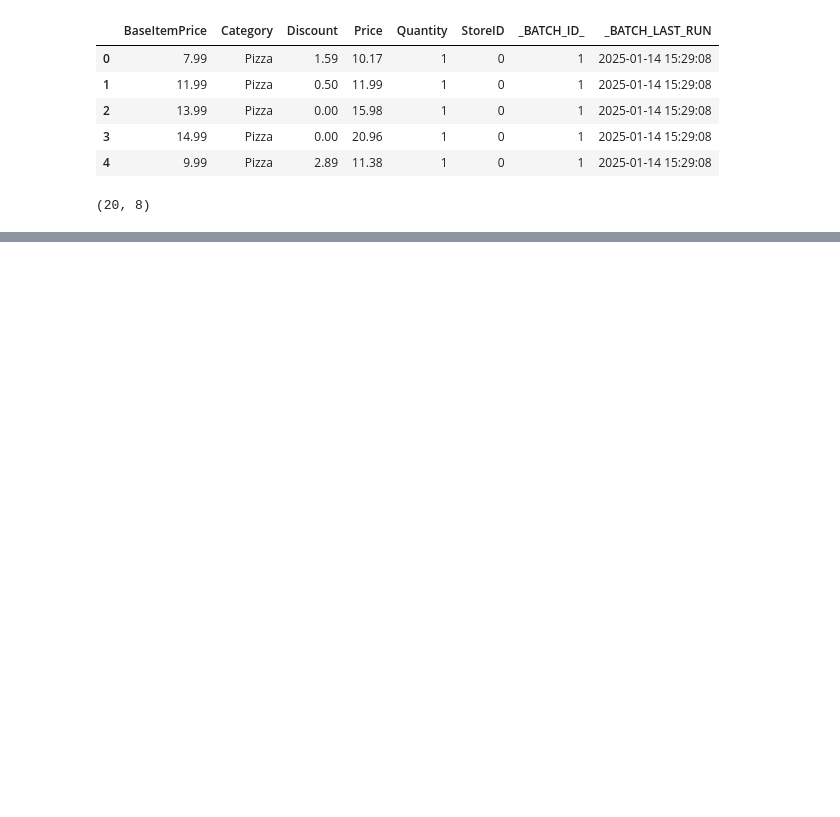
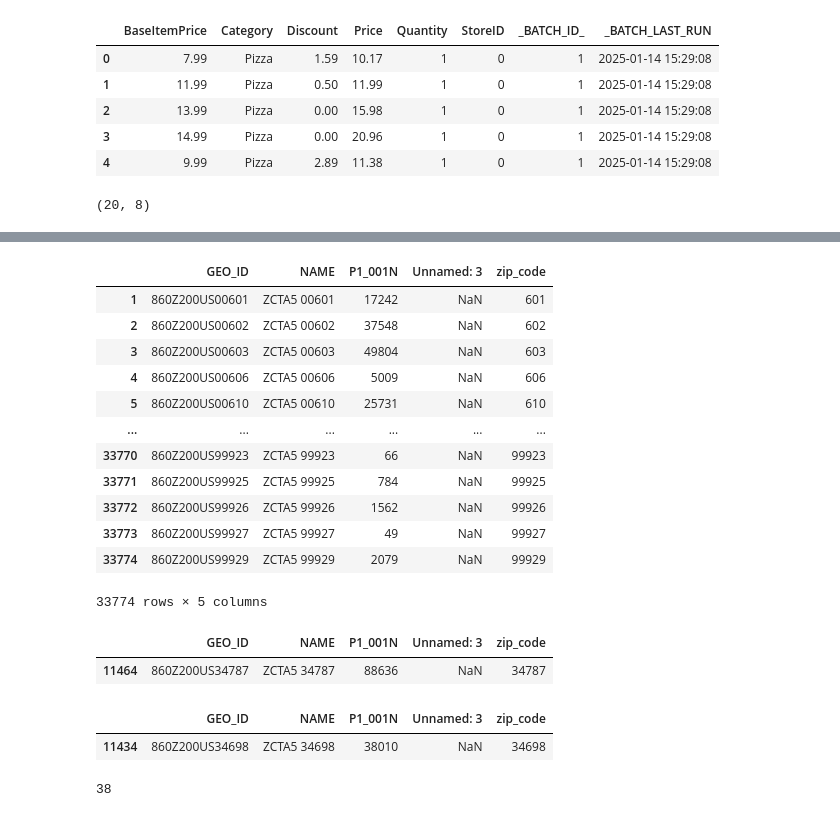
Before and after one commit to noor60/pipeline, a Jupyter notebook: PZ/notebooks/initial_checks.ipynb, the cells around one changed output, grey strips where cells are left out. Cells and saved outputs as stored; diff of their text form; code cells hidden in the pictures; blank space fills up the shorter version.

```diff
--- a/PZ/notebooks/initial_checks.ipynb
+++ b/PZ/notebooks/initial_checks.ipynb
@@ -17,0 +251,7 @@ data.shape
+# %%
+# age=pd.read_csv('/Users/nooreen/Desktop/High margin/PZ/data/external_data/ACSDP5Y2023.DP05_2025-01-22T052323/ACSDP5Y2023.DP05-Data.csv')
+population=pd.read_csv('/Users/nooreen/Desktop/High margin/PZ/data/external_data/DECENNIALDHC2020.P1_2025-01-22T052118/DECENNIALDHC2020.P1-Data.csv')
+population=population[1:]
+
+
+population.head()
@@ -17,0 +265,36 @@ data.shape
+# %%
+population['zip_code']=population['NAME'].str.split(' ').str[-1]
+population['zip_code']=population['zip_code'].astype(int)
+population
+# %% [output]
+|  | GEO_ID | NAME | P1_001N | Unnamed: 3 | zip_code |
+| 1 | 860Z200US00601 | ZCTA5 00601 | 17242 | NaN | 601 |
+| 2 | 860Z200US00602 | ZCTA5 00602 | 37548 | NaN | 602 |
+| 3 | 860Z200US00603 | ZCTA5 00603 | 49804 | NaN | 603 |
+| 4 | 860Z200US00606 | ZCTA5 00606 | 5009 | NaN | 606 |
+| 5 | 860Z200US00610 | ZCTA5 00610 | 25731 | NaN | 610 |
+| ... | ... | ... | ... | ... | ... |
+| 33770 | 860Z200US99923 | ZCTA5 99923 | 66 | NaN | 99923 |
+| 33771 | 860Z200US99925 | ZCTA5 99925 | 784 | NaN | 99925 |
+| 33772 | 860Z200US99926 | ZCTA5 99926 | 1562 | NaN | 99926 |
+| 33773 | 860Z200US99927 | ZCTA5 99927 | 49 | NaN | 99927 |
+| 33774 | 860Z200US99929 | ZCTA5 99929 | 2079 | NaN | 99929 |
+33774 rows × 5 columns
+# %%
+population[population['zip_code']==34787]
+# %% [output]
+|  | GEO_ID | NAME | P1_001N | Unnamed: 3 | zip_code |
+| 11464 | 860Z200US34787 | ZCTA5 34787 | 88636 | NaN | 34787 |
+# %%
+
+
+population[population['zip_code']==34698]
+# %% [output]
+|  | GEO_ID | NAME | P1_001N | Unnamed: 3 | zip_code |
+| 11434 | 860Z200US34698 | ZCTA5 34698 | 38010 | NaN | 34698 |
+# %%
+population1=population[population['zip_code'].isin(zip_codes)]
+
+print(population1.zip_code.nunique())
+# %% [output]
+38
```
Also changed, not shown: parts of 48 cells of this notebook, 33 other files.
